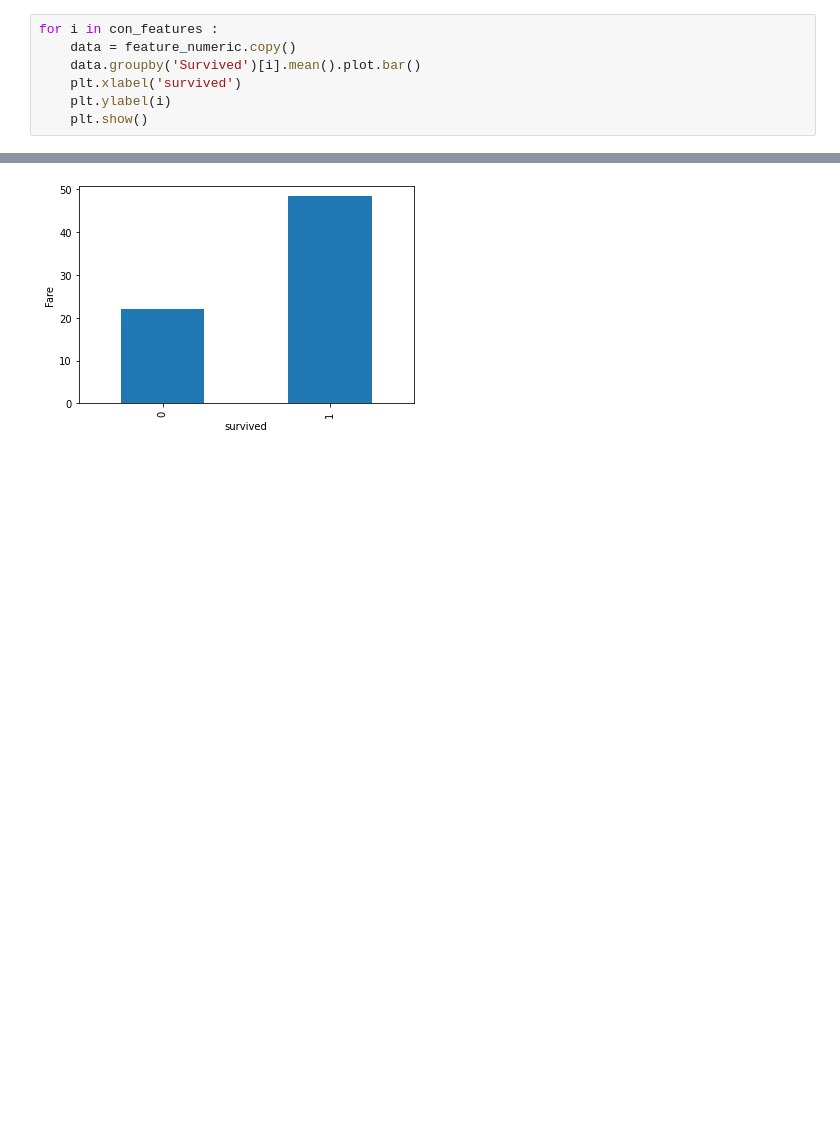
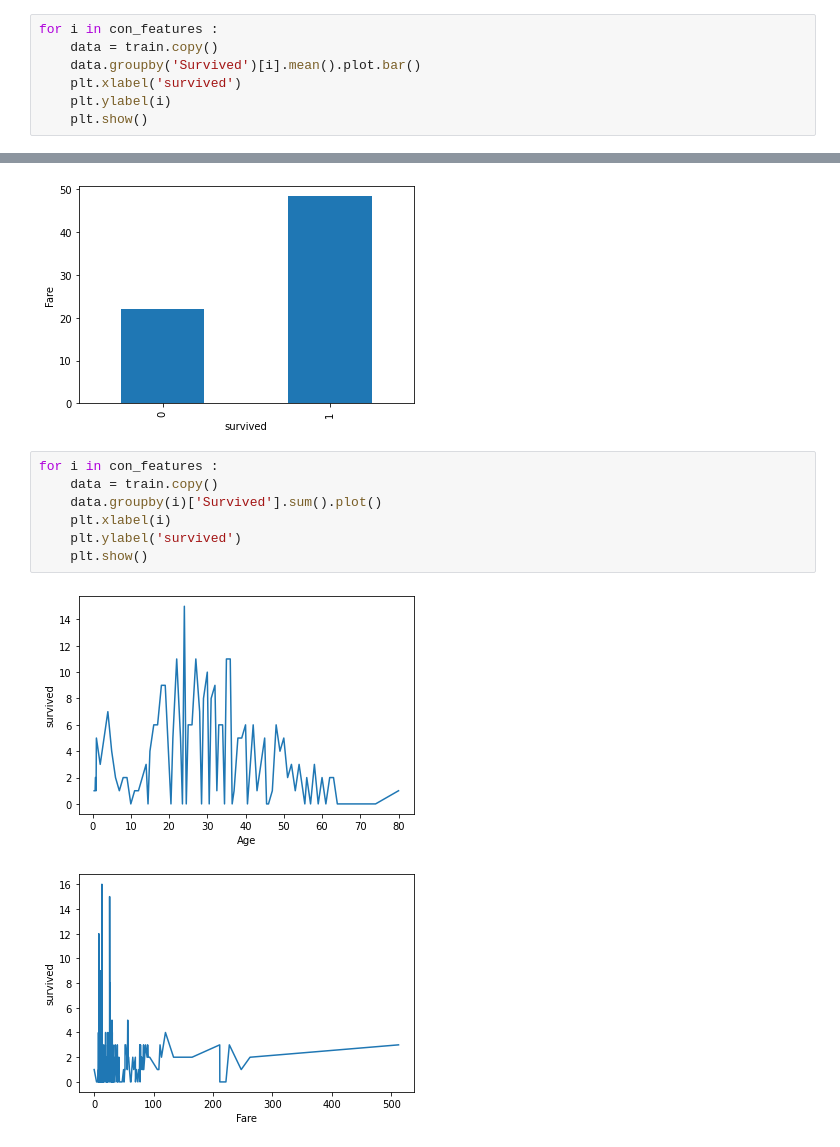
Before and after one commit to yousseftarhri/Titanic-disaster-ML, a Jupyter notebook: titanic.ipynb, the cells around one changed output, grey strips where cells are left out. Cells and saved outputs as stored; diff of their text form; blank space fills up the shorter version.

```diff
--- a/titanic.ipynb
+++ b/titanic.ipynb
@@ -55,7 +110,7 @@ con_features
 ['Age', 'Fare']
 # %%
 for i in con_features :
-    data = feature_numeric.copy()
+    data = train.copy()
     data.groupby('Survived')[i].mean().plot.bar()
     plt.xlabel('survived')
     plt.ylabel(i)
@@ -63,3 +118,13 @@ for i in con_features :
 # %% [output]
 [figure]
 [figure]
+# %%
+for i in con_features :
+    data = train.copy()
+    data.groupby(i)['Survived'].sum().plot()
+    plt.xlabel(i)
+    plt.ylabel('survived')
+    plt.show()
+# %% [output]
+[figure, added]
+[figure, added]
```
Also changed, not shown: parts of 20 cells of this notebook.
